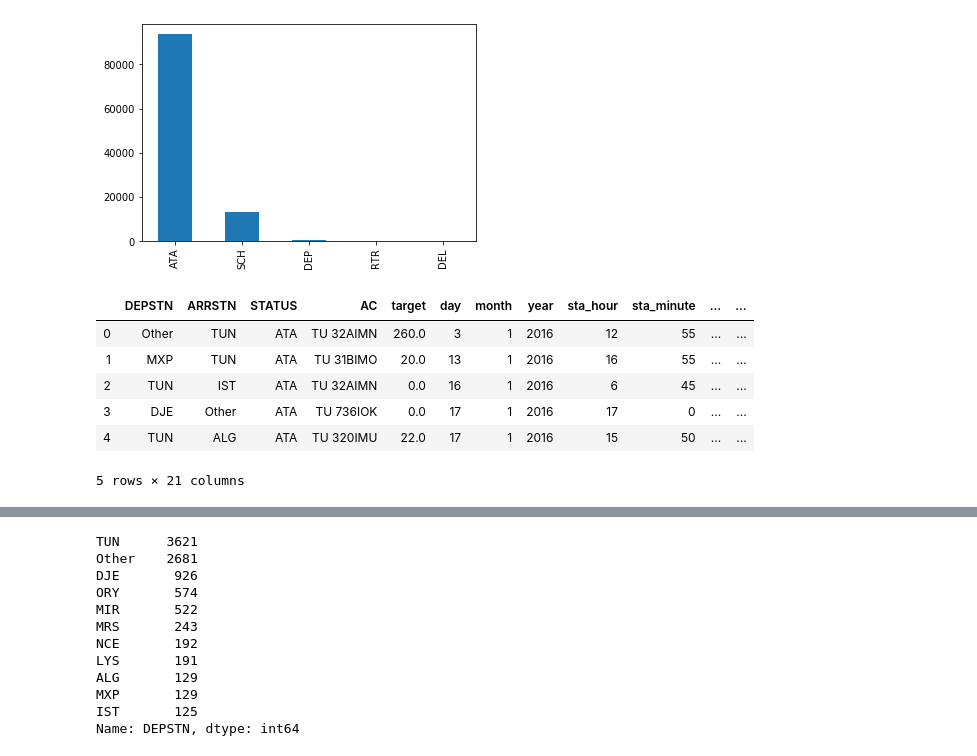
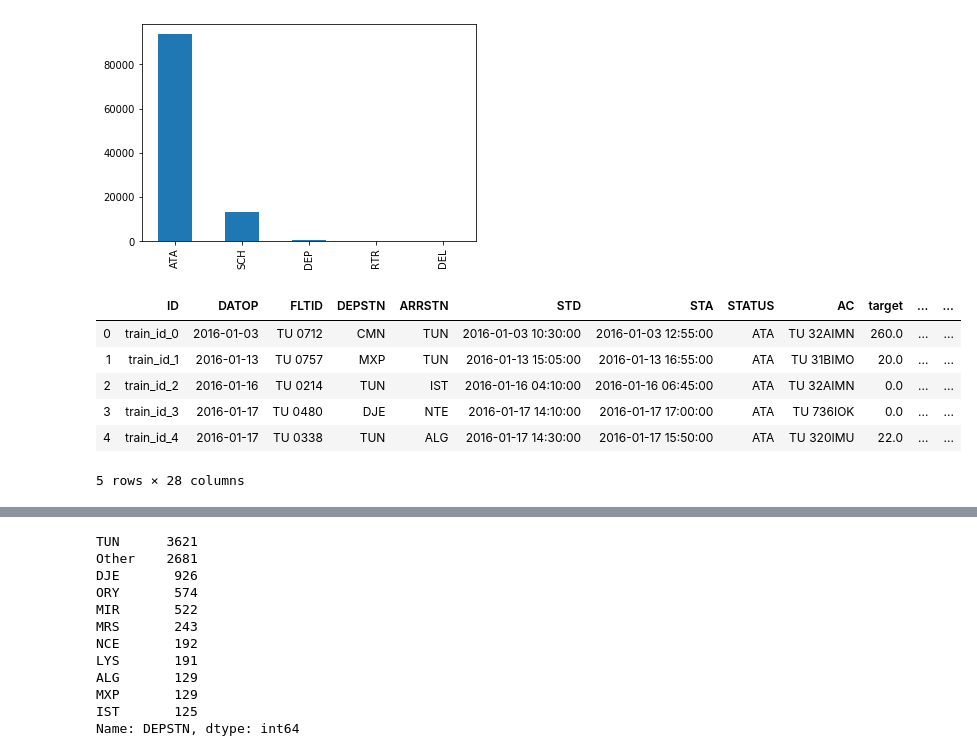
Before and after one commit to Younes-Charfaoui/AI-Hack-Tunisia-2019, a Jupyter notebook: tunis_air_problem/TunisAir.ipynb, the cells around one changed output, grey strips where cells are left out. Cells and saved outputs as stored; diff of their text form; code cells hidden in the pictures.

```diff
--- a/tunis_air_problem/TunisAir.ipynb
+++ b/tunis_air_problem/TunisAir.ipynb
@@ -107,6 +111,17 @@ train.STATUS.value_counts().plot(kind = 'bar')
 # %% [output]
 <matplotlib.axes._subplots.AxesSubplot at 0x...>
 [figure]
+# %%
+def status_rare(row):
+    if row != "ATA" and row != "SCH":
+        return "Other"
+    else:
+        return row
+# %%
+train.STATUS = train.STATUS.apply(status_rare)
+test.STATUS = test.STATUS.apply(status_rare)
 # %%
-train.STATUS = np.where(train.STATUS == "ATA" , 1, 0)
-test.STATUS = np.where(test.STATUS == "ATA" , 1, 0)
+"""train.STATUS = np.where(train.STATUS == "ATA" , 1, 0)
+test.STATUS = np.where(test.STATUS == "ATA" , 1, 0)"""
+# %%
+train['total_time'] = pd.to_datetime((train.STA - train.STD)).dt.hour * 60+ pd.to_datetime((train.STA - train.STD)).dt.minute
@@ -113,13 +130,13 @@ test.STATUS = np.where(test.STATUS == "ATA" , 1, 0)
 # %%
-trainset.head()
+train.head()
 # %% [output]
-|  | DEPSTN | ARRSTN | STATUS | AC | target | day | month | year | sta_hour | sta_minute | ... | ... |
-| 0 | Other | TUN | ATA | TU 32AIMN | 260.0 | 3 | 1 | 2016 | 12 | 55 | ... | ... |
-| 1 | MXP | TUN | ATA | TU 31BIMO | 20.0 | 13 | 1 | 2016 | 16 | 55 | ... | ... |
-| 2 | TUN | IST | ATA | TU 32AIMN | 0.0 | 16 | 1 | 2016 | 6 | 45 | ... | ... |
-| 3 | DJE | Other | ATA | TU 736IOK | 0.0 | 17 | 1 | 2016 | 17 | 0 | ... | ... |
-| 4 | TUN | ALG | ATA | TU 320IMU | 22.0 | 17 | 1 | 2016 | 15 | 50 | ... | ... |
+|  | ID | DATOP | FLTID | DEPSTN | ARRSTN | STD | STA | STATUS | AC | target | ... | ... |
+| 0 | train_id_0 | 2016-01-03 | TU 0712 | CMN | TUN | 2016-01-03 10:30:00 | 2016-01-03 12:55:00 | ATA | TU 32AIMN | 260.0 | ... | ... |
+| 1 | train_id_1 | 2016-01-13 | TU 0757 | MXP | TUN | 2016-01-13 15:05:00 | 2016-01-13 16:55:00 | ATA | TU 31BIMO | 20.0 | ... | ... |
+| 2 | train_id_2 | 2016-01-16 | TU 0214 | TUN | IST | 2016-01-16 04:10:00 | 2016-01-16 06:45:00 | ATA | TU 32AIMN | 0.0 | ... | ... |
+| 3 | train_id_3 | 2016-01-17 | TU 0480 | DJE | NTE | 2016-01-17 14:10:00 | 2016-01-17 17:00:00 | ATA | TU 736IOK | 0.0 | ... | ... |
+| 4 | train_id_4 | 2016-01-17 | TU 0338 | TUN | ALG | 2016-01-17 14:30:00 | 2016-01-17 15:50:00 | ATA | TU 320IMU | 22.0 | ... | ... |
-5 rows × 21 columns
+5 rows × 28 columns
 # %%
 ['TUN', 'DJE', 'ORY', 'MIR', 'MRS', 'LYS', 'NCE', 'ALG', 'MXP', 'IST']
 # %% [output]
```
Also changed, not shown: parts of 49 cells of this notebook.
